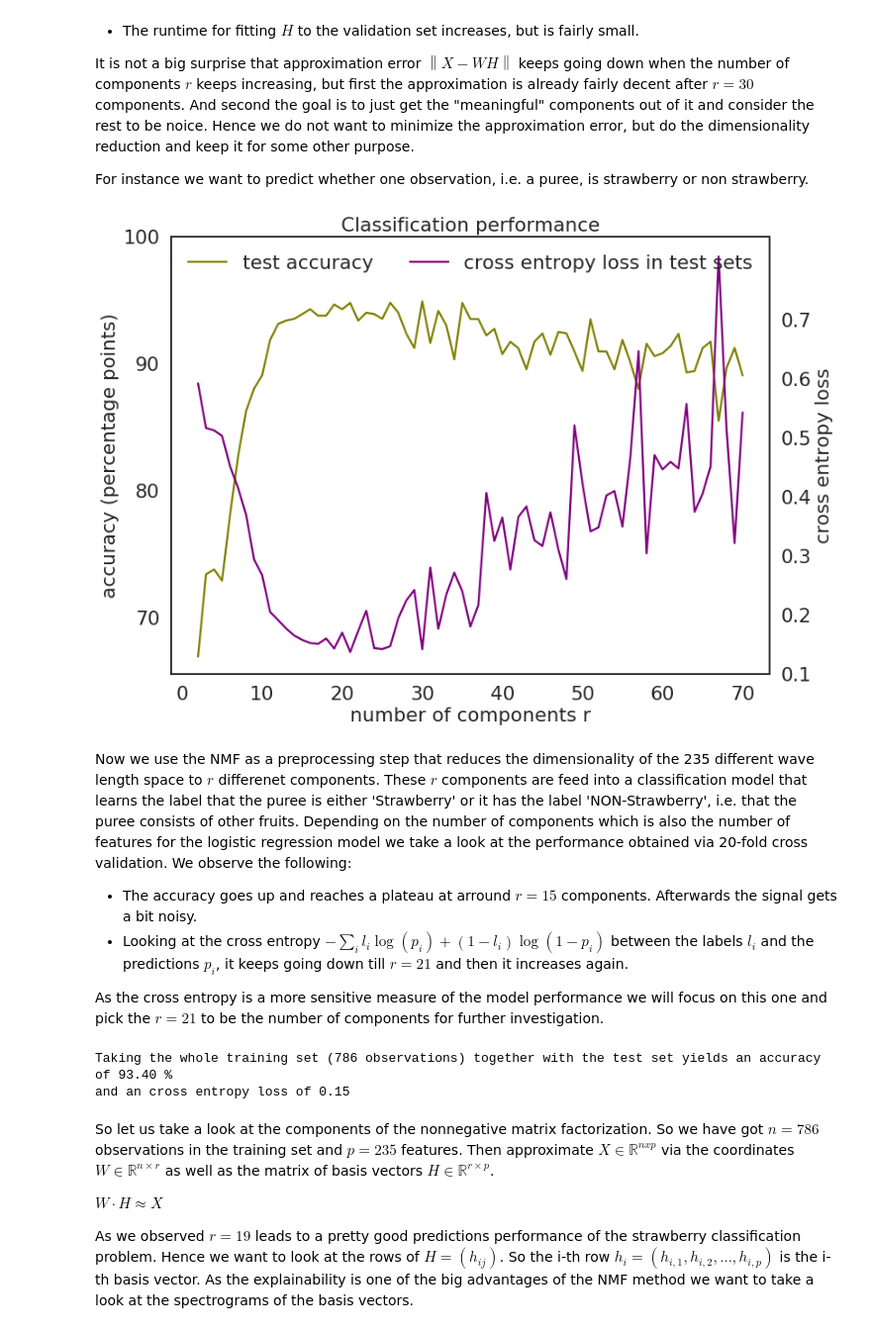
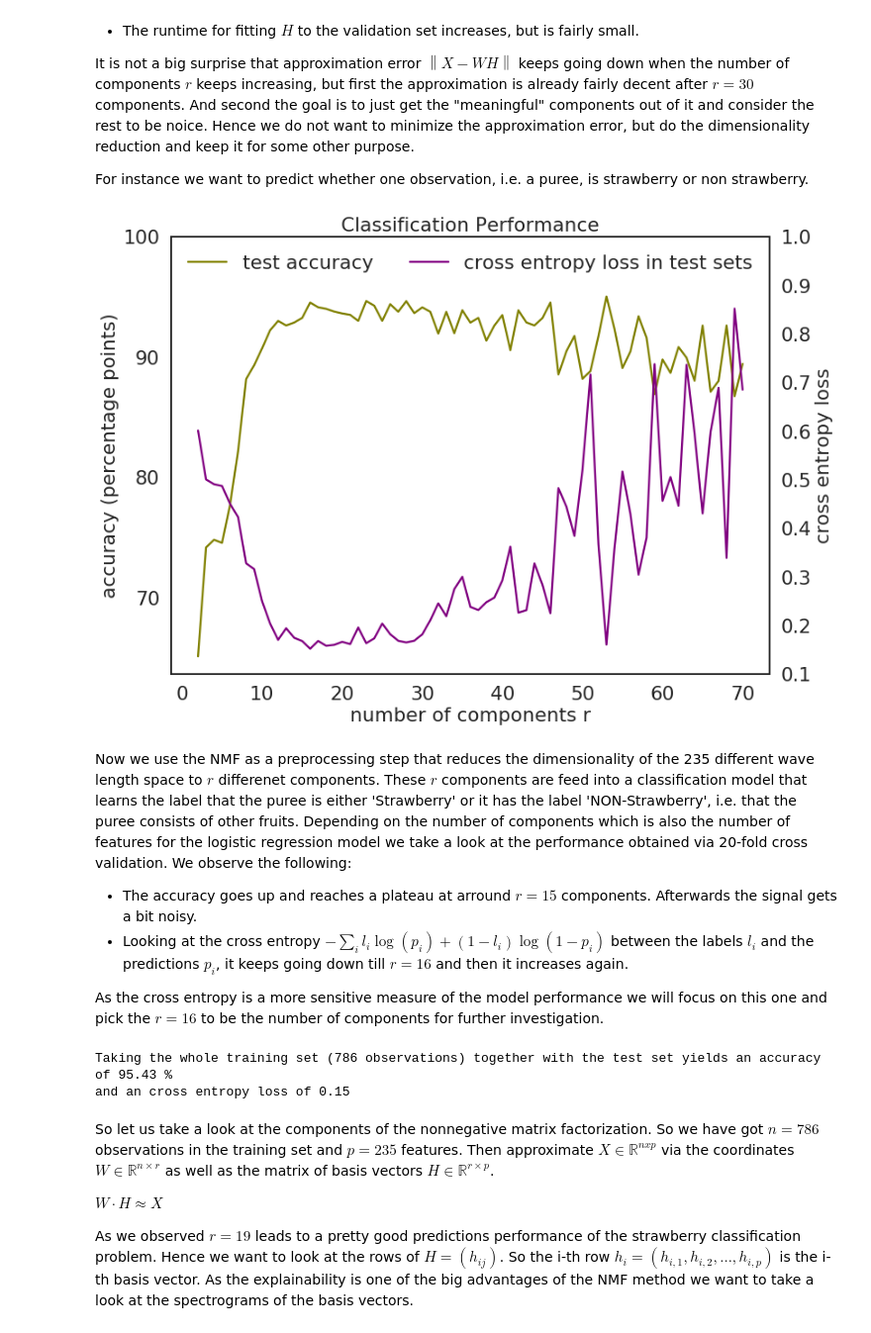
Before and after one commit to spirousschuh/presentations, a Jupyter notebook: NMF_fruit_purees/fruit_purees.ipynb, the cells around one changed output. Shown: that part at 99% size. Cells and saved outputs as stored; diff of their text form; code cells hidden in the pictures.

Commit message:
small fruit puree improvements

```diff
--- a/NMF_fruit_purees/fruit_purees.ipynb
+++ b/NMF_fruit_purees/fruit_purees.ipynb
@@ -14,7 +14,7 @@ sns.set(rc={'figure.figsize':(12, 8)})
 sns.set_style('white')
 sns.set_context("talk")
 
-notebook_directory = '/home/christoph/python_projects/kiwi_interview'
+notebook_directory = '/home/christoph/python_projects/presentations/NMF_fruit_purees/'
 # %% [markdown]
 The dataset that contains the olive oil spectograms can be downloaded  <https://data.mendeley.com/datasets/frrv2yd9rg/1>. The corresponding paper can be found here: <https://pubmed.ncbi.nlm.nih.gov/14518931/> In general this dataset contains the spectrog.
 
@@ -314,43 +309,43 @@ entropy_axis = acc_axis.twinx()
 sns.lineplot(
     component_numbers,
     [np.mean(numbers['test_neg_log_loss']) * -1. for numbers in performance_numbers],
     ax=entropy_axis,
     color='purple'
 )
 
 entropy_axis.tick_params('both', labelsize='large', right=False, bottom=False)
 acc_axis.tick_params(labelsize='large', left=False)
 
-entropy_axis.set_yticks(np.linspace(0.1, 0.7, 7))
+entropy_axis.set_yticks(np.linspace(0.1, 1.0, 10))
 
 entropy_axis.legend(
     ['cross entropy loss in test sets'],
     loc='upper right',
     fontsize='large',
     framealpha=0.,
 )
 
 entropy_axis.set_ylabel('cross entropy loss', fontsize='large')
-entropy_axis.set_title('Classification performance', fontsize='large')
+entropy_axis.set_title('Classification Performance', fontsize='large')
 
 
 figure.set_figheight(9)
 figure.set_figwidth(12)
 
 figure.savefig(
     os.path.join(notebook_directory, 'presentation', 'images', 'fruit_accuracies.png'),
     transparent=True,
     bbox_inches='tight'
 )
 # %% [output]
-[figure, old version]
+[figure, new version]
 # %% [markdown]
 Now we use the NMF as a preprocessing step that reduces the dimensionality of the 235 different wave length space to $r$ differenet components. These $r$ components are feed into a classification model that learns the label that the puree is either 'Strawberry' or it has the label 'NON-Strawberry', i.e. that the puree consists of other fruits. Depending on the number of components which is also the number of features for the logistic regression model we take a look at the performance obtained via 20-fold cross validation. We observe the following:
 
    * The accuracy goes up and reaches a plateau at arround $r=15$ components. Afterwards the signal gets a bit noisy.
-   * Looking at the cross entropy $ - \sum_i l_i \log(p_i) + (1 - l_i) \log(1 - p_i) $ between the labels $l_i$ and the predictions $p_i$, it keeps going down till $r = 21$ and then it increases again.
+   * Looking at the cross entropy $ - \sum_i l_i \log(p_i) + (1 - l_i) \log(1 - p_i) $ between the labels $l_i$ and the predictions $p_i$, it keeps going down till $r = 16$ and then it increases again.
 
-As the cross entropy is a more sensitive measure of the model performance we will focus on this one and pick the $r = 21$ to be the number of components for further investigation.
+As the cross entropy is a more sensitive measure of the model performance we will focus on this one and pick the $r = 16$ to be the number of components for further investigation.
 # %%
 from sklearn.metrics import accuracy_score, log_loss
 
@@ -359,7 +354,7 @@ label_encoder = preprocessing.LabelEncoder().fit(Y_train)
 
 joint_model = Pipeline(
     steps=[
-        ('NMF', NMF(n_components=15)),
+        ('NMF', NMF(n_components=16)),
         ('logistic_model', LogisticRegression(C=1e7, max_iter=10000)),
     ],
 )
@@ -374,7 +369,7 @@ print(
     )
 )
 # %% [output]
-Taking the whole training set (786 observations) together with the test set yields an accuracy of 93.40 %
+Taking the whole training set (786 observations) together with the test set yields an accuracy of 95.43 %
 and an cross entropy loss of 0.15
 # %% [markdown]
 So let us take a look at the components of the nonnegative matrix factorization. So we have got $n=786$ observations in the training set and $p=235$ features. Then approximate $X \in \mathbb{R}^{n x p} $ via the coordinates $ W \in \mathbb{R}^{n \times r} $ as well as the matrix of basis vectors $ H \in \mathbb{R}^{r \times p} $.
```
Also changed, not shown: parts of 14 cells of this notebook, 10 other files.
